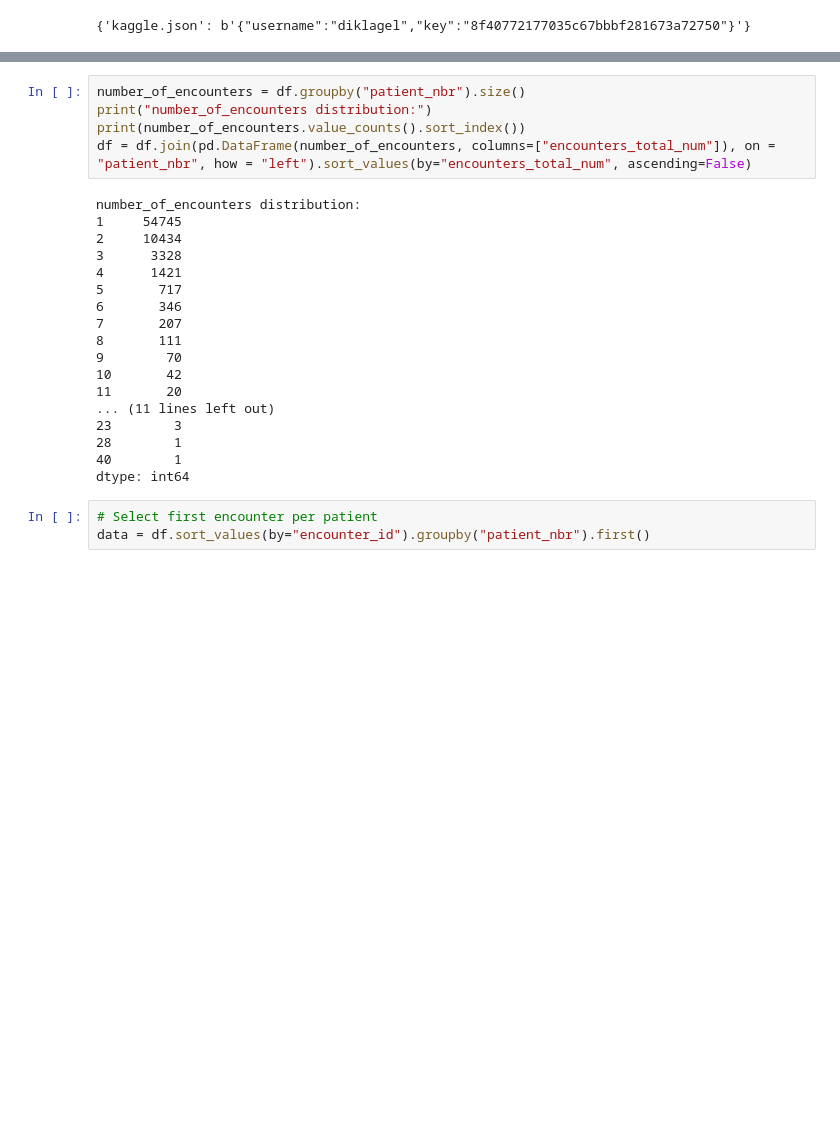
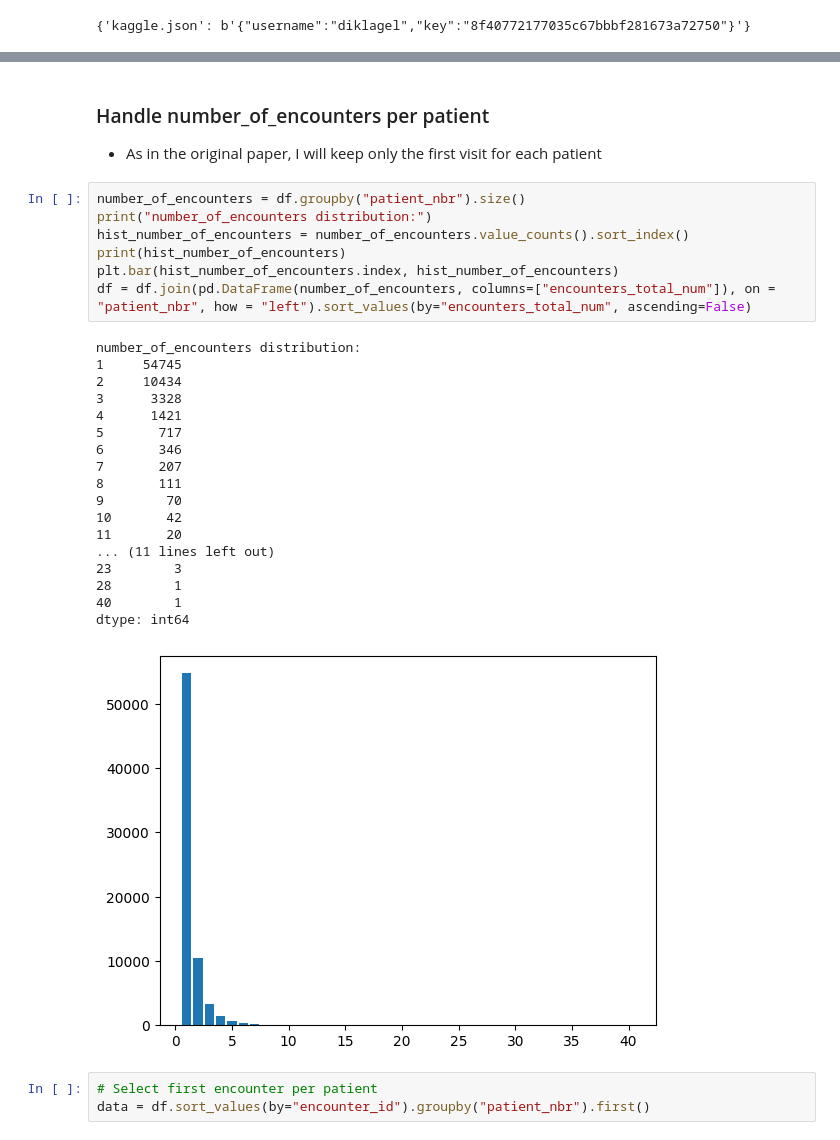
Before and after one commit to DiklaGelbard/kaggle_notebooks, a Jupyter notebook: diabetes_dataset.ipynb, the cells around one changed output, grey strips where cells are left out. Cells and saved outputs as stored; diff of their text form; blank space fills up the shorter version.

```diff
--- a/diabetes_dataset.ipynb
+++ b/diabetes_dataset.ipynb
@@ -77,26 +82,33 @@ df.head()
+# %% [markdown]
+### Handle number_of_encounters per patient
+
+*   As in the original paper, I will keep only the first visit for each patient
 # %%
 number_of_encounters = df.groupby("patient_nbr").size()
 print("number_of_encounters distribution:")
-print(number_of_encounters.value_counts().sort_index())
+hist_number_of_encounters = number_of_encounters.value_counts().sort_index()
+print(hist_number_of_encounters)
+plt.bar(hist_number_of_encounters.index, hist_number_of_encounters)
 df = df.join(pd.DataFrame(number_of_encounters, columns=["encounters_total_num"]), on = "patient_nbr", how = "left").sort_values(by="encounters_total_num", ascending=False)
 # %% [output]
 number_of_encounters distribution:
 1     54745
 2     10434
 3      3328
 4      1421
 5       717
 6       346
 7       207
 8       111
 9        70
 10       42
 11       20
 ... (11 lines left out)
 23        3
 28        1
 40        1
 dtype: int64
+[figure, added]
 # %%
 # Select first encounter per patient
 data = df.sort_values(by="encounter_id").groupby("patient_nbr").first()
```
Also changed, not shown: parts of 48 cells of this notebook.
